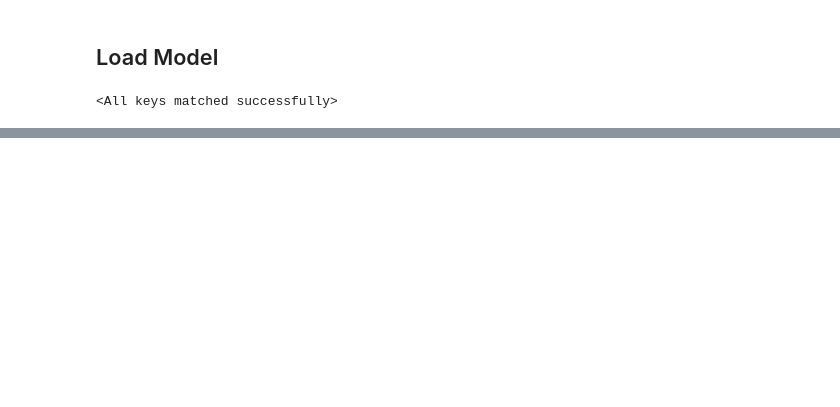
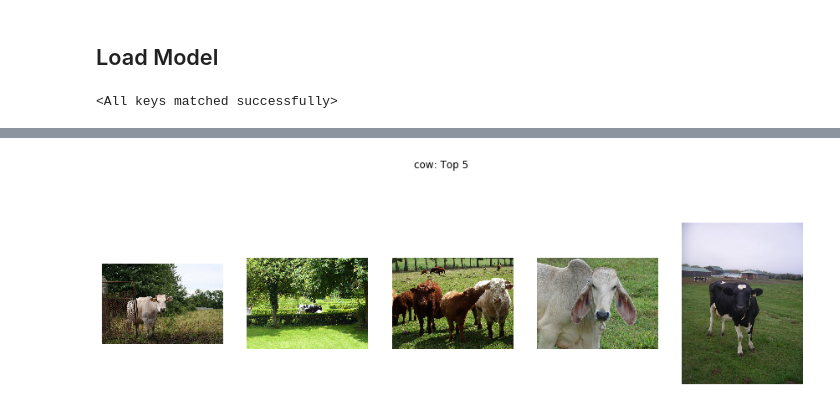
Before and after one commit to tasercake/DL-50.039, a Jupyter notebook: small-project/voc_classifier.ipynb, the cells around one changed output, grey strips where cells are left out. Drawn from its saved outputs; the diff is of its cells as text; code cells hidden in the pictures; blank space fills up the shorter version.

```diff
--- a/small-project/voc_classifier.ipynb
+++ b/small-project/voc_classifier.ipynb
@@ -109,8 +151,8 @@ voc = PascalVOC(ROOT_DIR)
 normalize = transforms.Normalize(mean=[0.485, 0.456, 0.406], std=[0.229, 0.224, 0.225])
 to_tensor = transforms.ToTensor()
 base_transform = transforms.Compose([
-    transforms.Resize(500),
-    transforms.TenCrop(224),
+    transforms.Resize(400),
+    transforms.FiveCrop(224),
     transforms.Lambda(lambda crops: torch.stack([normalize(to_tensor(crop)) for crop in crops])),
 ])
 train_transform = transforms.Compose([
@@ -127,7 +169,7 @@ val_dataset = VOCDataset(voc, split="val", transform=base_transform)
 train_dataloader = DataLoader(train_dataset, batch_size=BATCH_SIZE, shuffle=SHUFFLE, num_workers=2)
 val_dataloader = DataLoader(val_dataset, batch_size=BATCH_SIZE, shuffle=SHUFFLE, num_workers=2)
 # %%
-model = VOCClassifier(batch_size=1, shuffle=True)
+model = VOCClassifier(learning_rate=LEARNING_RATE)
 print(model)
 # %% [output]
 VOCClassifier(
@@ -155,7 +201,7 @@ trainer = pl.Trainer(
     progress_bar_refresh_rate=10,
 #     val_check_interval=0.1,
 #     val_percent_check=0.25,
-    overfit_pct=0.1,
+    overfit_pct=0.25,
 )
 # %%
 trainer.fit(model, train_dataloader=train_dataloader, val_dataloaders=val_dataloader)
@@ -174,9 +216,8 @@ ValueError: Refusing to overwrite existing model.
 # %% [markdown]
 ## Load Model
 # %%
-sd = torch.load(model_path)
-loaded_model = VOCClassifier(batch_size=1, shuffle=True)
-loaded_model.load_state_dict(sd)
+sd = torch.load(MODEL_PATH)
+model.load_state_dict(sd)
 # %% [output]
 <All keys matched successfully>
 # %% [markdown]
@@ -184,71 +257,62 @@ loaded_model.load_state_dict(sd)
 # %%
+def show_images(image_paths, title, size=200):
+    num_images = len(image_paths)
+    images = [Image.open(path) for path in image_paths]
+    fig, axs = plt.subplots(1, num_images, figsize=(15, 5))
+
+    for i, ax in enumerate(axs.reshape(-1)):
+        ax.axis("off")
+        ax.imshow(Image.open(image_paths[i]))
+    fig.suptitle(title)
+    plt.show()
+
 def visualize_top_and_bottom_k(
     pred, paths, cat_names,
     k=50, num_classes=5, total_classes=20,
     output_dir="data/output",
 ):
     # Top and bottom K image visualization (on randomly chosen classes)
-    top_k = 50
     output_path = Path(output_dir)
     class_indices = np.random.choice(list(range(total_classes)), size=num_classes, replace=False)
-    print(f"Saving top and bottom {k} images for {num_classes} classes...")
     for class_index in class_indices:
+        class_name = cat_names[class_index]
         sorted_indices = np.argsort(pred[:, class_index])
         # Top K
-        top = sorted_indices[-top_k:]
+        top = sorted_indices[-k:]
         for i, src in enumerate(paths[top]):
-            dst = output_path / f"top/{cat_names[class_index]}/{top_k - i}.jpg"
+            dst = output_path / f"top/{class_name}/{k - i}.jpg"
             dst.parent.mkdir(parents=True, exist_ok=True)
             shutil.copy2(src, dst)
+        show_images(paths[top], f"{class_name}: Top {k}")
         # Bottom K
-        bottom = sorted_indices[:top_k]
+        bottom = sorted_indices[:k]
         for i, src in enumerate(paths[bottom]):
-            dst = output_path / f"bottom/{cat_names[class_index]}/{i + 1}.jpg"
+            dst = output_path / f"bottom/{class_name}/{i + 1}.jpg"
             dst.parent.mkdir(parents=True, exist_ok=True)
             shutil.copy2(src, dst)
-    print("Done!")
+        show_images(paths[bottom], f"{class_name}: Bottom {k}")
 
 def show_tail_accuracy(pred, labels, start, num_steps=20):
     end = pred.max(0)[0].min()
-    steps = np.linspace(start, end, num=num_steps)
+    steps = np.linspace(start, end, num=num_steps)[:-1]
 
     tail_accuracies = []
     for step in steps:
         classwise_tailacc = np.reshape(
-            (np.sum((pred > step) * labels, 0) / np.sum(pred > step, 0)),
+            (np.sum((pred > step) * labels, 0) / (np.sum(pred > step, 0) + 1e-5)),
             (1, -1)
         )
         tail_accuracies.append(classwise_tailacc)
-
-def get_predictions(model, dataloader, cuda=True, subset=None):
-    all_labels = []
-    all_pred = []
-    all_paths = []
-
-    if subset:
-        assert isinstance(subset, float) and 0 < subset < 1
-    max_samples = int(np.ceil(len(dataloader) * subset)) if subset else len(dataloader)
-
-    # Get predictions
-    with torch.no_grad():
-        for i, (image, labels, path) in tqdm(enumerate(dataloader), total=max_samples, ncols='100%'):
-            if cuda:
-                model.cuda()
-                image = image.cuda()
-                labels = labels.cuda()
-            pred = model(image)
-            all_labels.append(labels.cpu().numpy())
-            all_pred.append(pred.cpu().numpy())
-            all_paths.append(path)
-
-            if subset and i >= max_samples:
-                break
-
-    labels = np.concatenate(all_labels, 0)
-    pred = np.concatenate(all_pred, 0)
-    paths = np.concatenate(all_paths)
-
-    return pred, labels, paths
+    tail_accuracies = np.concatenate(tail_accuracies)
+    print("Tail accuracies", tail_accuracies[-1])
+    print("Mean tail accuracy", tail_accuracies[-1].mean())
+    plt.figure()
+    plt.plot(steps, tail_accuracies.mean(1))
+    plt.title("Tail Accuracy")
+    plt.xlabel("Threshold")
+    plt.ylabel("Tail Accuracy")
+    plt.savefig("tail_accuracy.png")
+    plt.show()
 
 def evaluate_model(pred, labels, paths, voc):
     cat_names = voc.list_image_sets()
@@ -270,9 +334,10 @@ def evaluate_model(pred, labels, paths, voc):
     print("Mean Average Precision:", mean_ap)
     visualize_top_and_bottom_k(
         pred, paths, cat_names,
-        k=50, num_classes=5, total_classes=20,
+        k=5, num_classes=5, total_classes=20,
         output_dir="data/output",
     )
-    show_tail_accuracy(pred, labels, 0)
+    show_tail_accuracy(pred, labels, 0, num_steps=20)
 
-#     return accuracy, ap, mean_ap, pred, labels, paths
+evaluate_model(pred, labels, paths, voc)
+# %% [output]
@@ -278,0 +350 @@ def evaluate_model(pred, labels, paths, voc):
+[figure, added]
```
Also changed, not shown: parts of 17 cells of this notebook, 3 other files.
